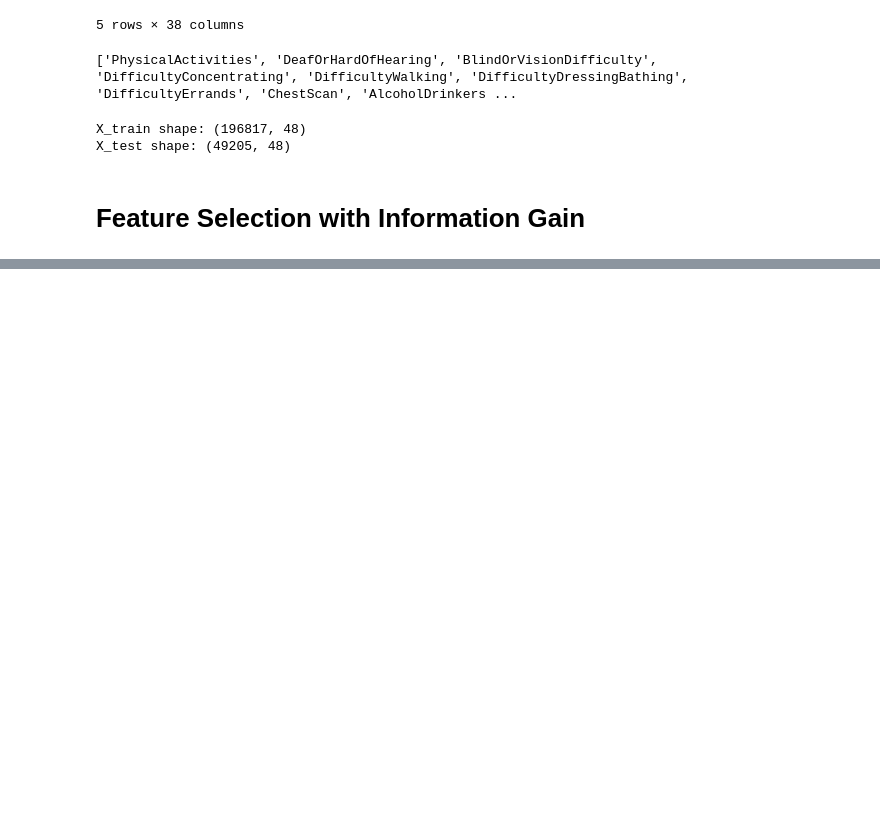
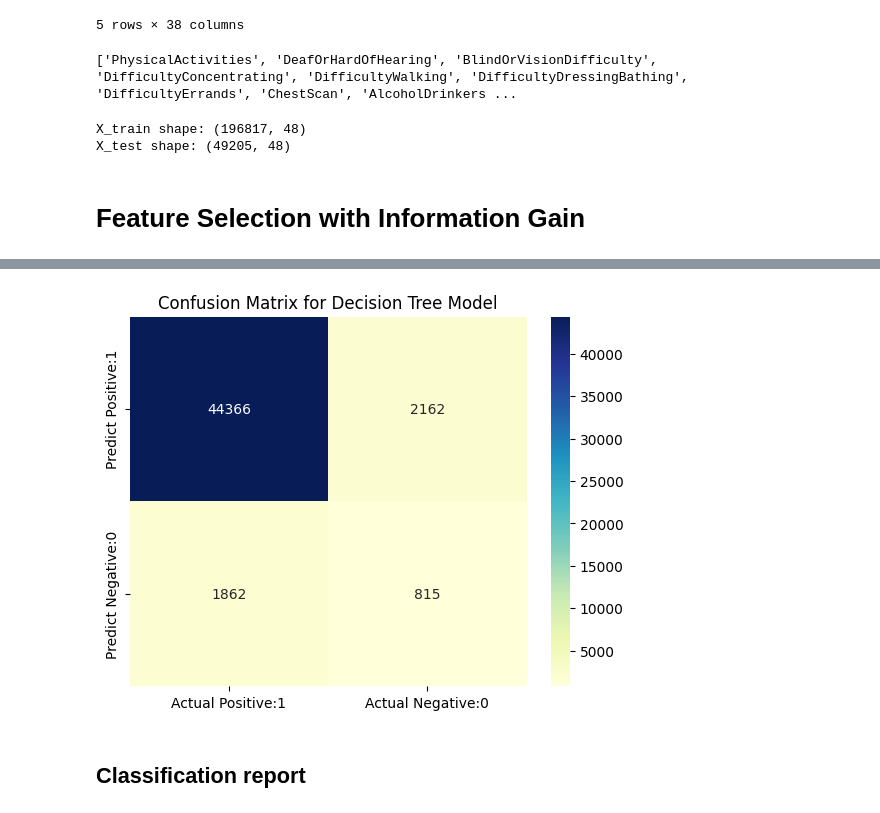
Before and after one commit to devinaarr/Tubes-AIFB, a Jupyter notebook: tubes-aifb.ipynb, the cells around one changed output, grey strips where cells are left out. Drawn from its saved outputs; the diff is of its cells as text; code cells hidden in the pictures; blank space fills up the shorter version.

Commit message:
Finished model decision_tree

```diff
--- a/tubes-aifb.ipynb
+++ b/tubes-aifb.ipynb
@@ -300,8 +300,8 @@ print(categorical_columns_with_two_values)
 mapping = {'Yes': 1, 'No': 0}
 
 for col in categorical_columns_with_two_values:
-    X_train[col] = X_train[col].map(mapping).fillna(-1)
-    X_test[col] = X_test[col].map(mapping).fillna(-1)
+    X_train[col] = X_train[col].map(mapping)
+    X_test[col] = X_test[col].map(mapping)
 # %%
 print('X_train shape:', X_train.shape)
 print('X_test shape:', X_test.shape)
@@ -312,0 +350,5 @@ X_test shape: (49205, 48)
+# %%
+# create the decision tree
+clf = DecisionTreeClassifier(criterion='entropy', random_state=43)
+clf = clf.fit(X_train,y_train)
+y_pred = clf.predict(X_test)
@@ -312,0 +380,10 @@ X_test shape: (49205, 48)
+# %%
+from sklearn.metrics import confusion_matrix
+
+cm = confusion_matrix(y_test, y_pred)
+
+print('Confusion matrix\n\n', cm)
+print('\nTrue Positives(TP) = ', cm[0,0])
+print('True Negatives(TN) = ', cm[1,1])
+print('False Positives(FP) = ', cm[0,1])
+print('False Negatives(FN) = ', cm[1,0])
@@ -312,0 +400,12 @@ X_test shape: (49205, 48)
+# %%
+# visualize confusion matrix with seaborn heatmap
+
+cm_matrix = pd.DataFrame(data=cm, columns=['Actual Positive:1', 'Actual Negative:0'],
+                                 index=['Predict Positive:1', 'Predict Negative:0'])
+sns.heatmap(cm_matrix, annot=True, fmt='d', cmap='YlGnBu')
+plt.title('Confusion Matrix for Decision Tree Model')
+plt.show()
+# %% [output]
+[figure, added]
+# %% [markdown]
+## Classification report
```
Also changed, not shown: parts of 13 cells of this notebook.
